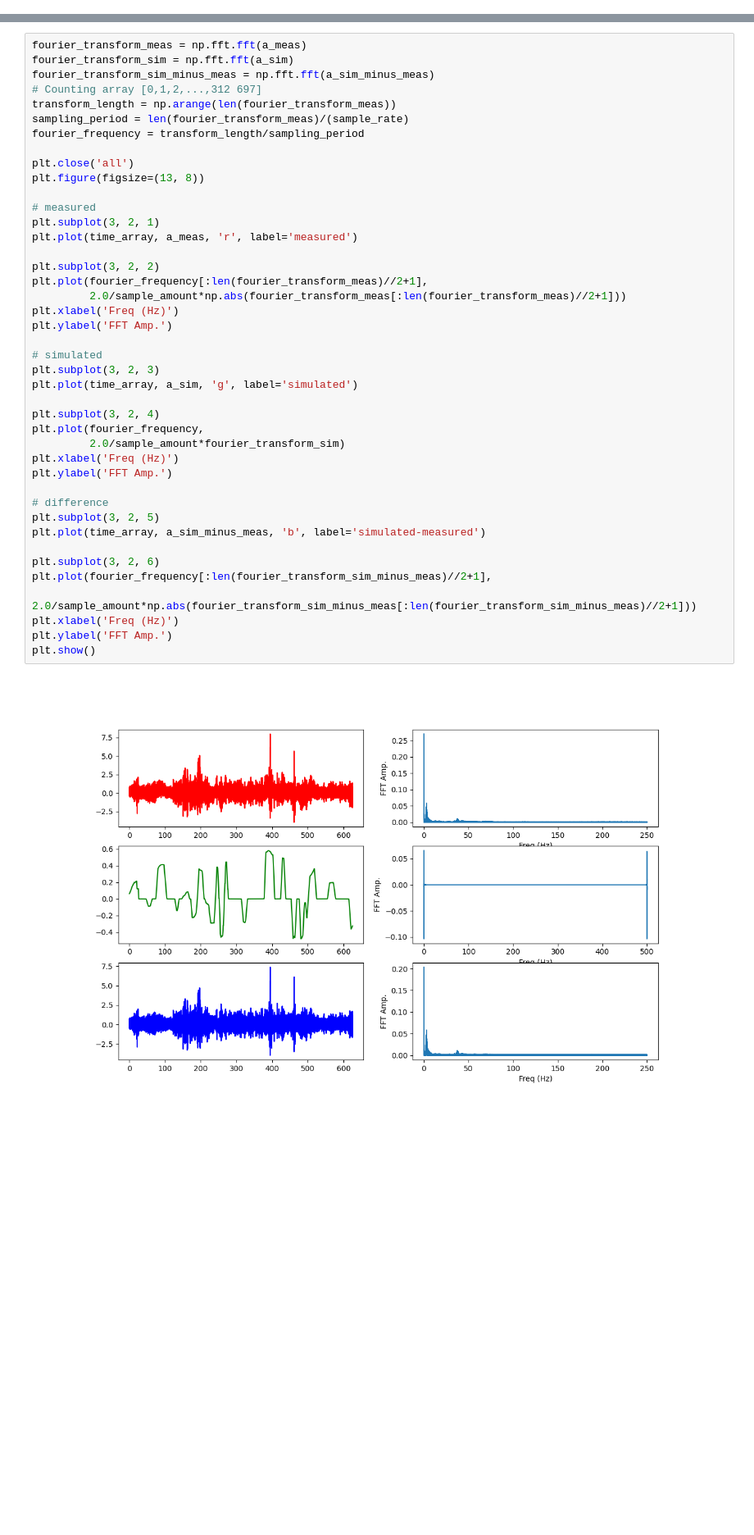
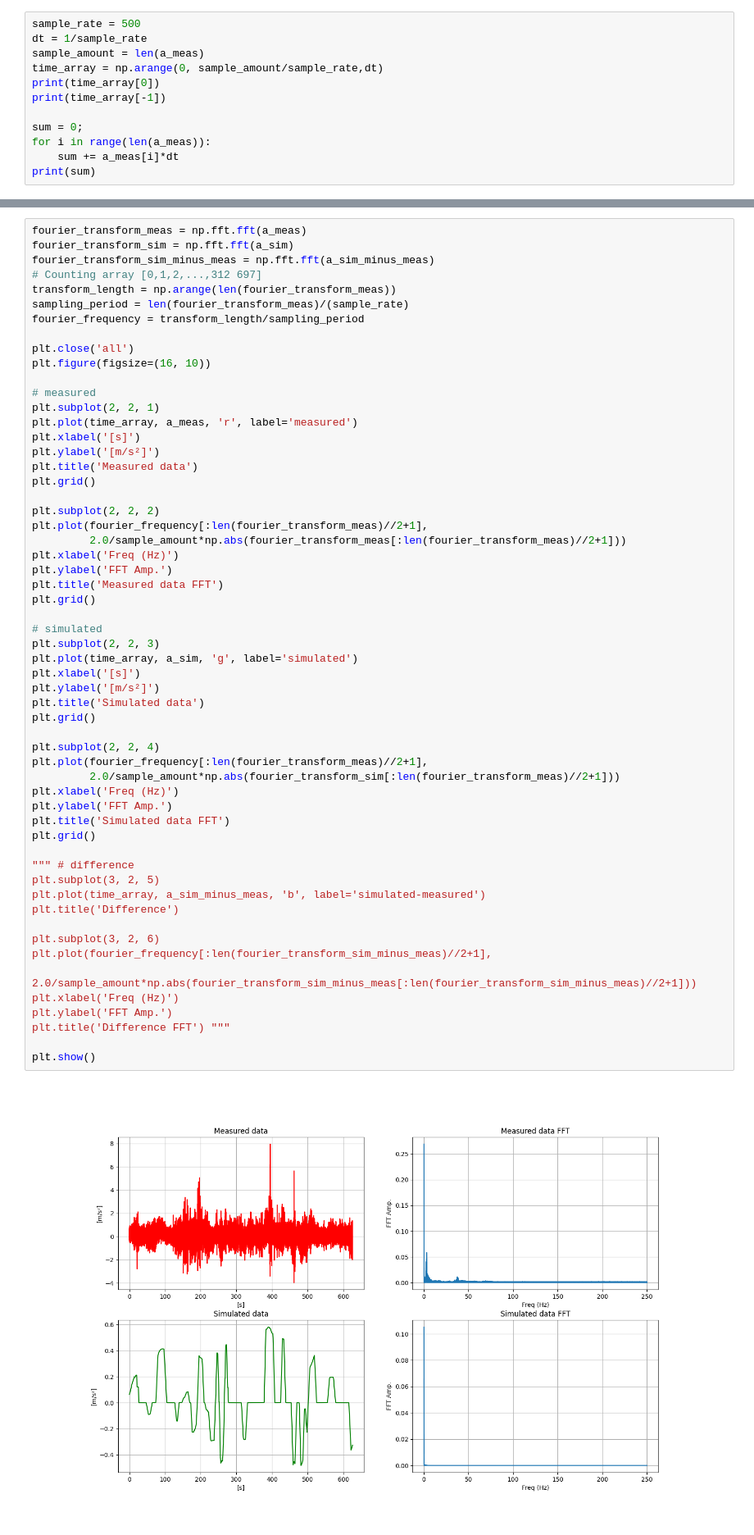
Before and after one commit to larsRikard/Machine-learning-and-sensor-technology, a Jupyter notebook: Assignment 1/Railroad predictive maintenance.ipynb, the cells around one changed output, grey strips where cells are left out. Shown at 82% size. Drawn from its saved outputs; the diff is of its cells as text; blank space fills up the shorter version.

```diff
--- a/Assignment 1/Railroad predictive maintenance.ipynb
+++ b/Assignment 1/Railroad predictive maintenance.ipynb
@@ -37,0 +34,12 @@ print(sum)
+# %%
+sample_rate = 500
+dt = 1/sample_rate
+sample_amount = len(a_meas)
+time_array = np.arange(0, sample_amount/sample_rate,dt)
+print(time_array[0])
+print(time_array[-1])
+
+sum = 0;
+for i in range(len(a_meas)):
+    sum += a_meas[i]*dt
+print(sum)
@@ -79,42 +91,57 @@ fourier_transform_sim_minus_meas = np.fft.fft(a_sim_minus_meas)
 transform_length = np.arange(len(fourier_transform_meas))
 sampling_period = len(fourier_transform_meas)/(sample_rate)
 fourier_frequency = transform_length/sampling_period
 
 plt.close('all')
-plt.figure(figsize=(13, 8))
+plt.figure(figsize=(16, 10))
 
 # measured
-plt.subplot(3, 2, 1)
+plt.subplot(2, 2, 1)
 plt.plot(time_array, a_meas, 'r', label='measured')
+plt.xlabel('[s]')
+plt.ylabel('[m/s²]')
+plt.title('Measured data')
+plt.grid()
 
-plt.subplot(3, 2, 2)
+plt.subplot(2, 2, 2)
 plt.plot(fourier_frequency[:len(fourier_transform_meas)//2+1],
          2.0/sample_amount*np.abs(fourier_transform_meas[:len(fourier_transform_meas)//2+1]))
 plt.xlabel('Freq (Hz)')
 plt.ylabel('FFT Amp.')
+plt.title('Measured data FFT')
+plt.grid()
 
 # simulated
-plt.subplot(3, 2, 3)
+plt.subplot(2, 2, 3)
 plt.plot(time_array, a_sim, 'g', label='simulated')
+plt.xlabel('[s]')
+plt.ylabel('[m/s²]')
+plt.title('Simulated data')
+plt.grid()
 
-plt.subplot(3, 2, 4)
-plt.plot(fourier_frequency,
-         2.0/sample_amount*fourier_transform_sim)
+plt.subplot(2, 2, 4)
+plt.plot(fourier_frequency[:len(fourier_transform_meas)//2+1],
+         2.0/sample_amount*np.abs(fourier_transform_sim[:len(fourier_transform_meas)//2+1]))
 plt.xlabel('Freq (Hz)')
 plt.ylabel('FFT Amp.')
+plt.title('Simulated data FFT')
+plt.grid()
 
-# difference
+""" # difference
 plt.subplot(3, 2, 5)
 plt.plot(time_array, a_sim_minus_meas, 'b', label='simulated-measured')
+plt.title('Difference')
 
 plt.subplot(3, 2, 6)
 plt.plot(fourier_frequency[:len(fourier_transform_sim_minus_meas)//2+1],
          2.0/sample_amount*np.abs(fourier_transform_sim_minus_meas[:len(fourier_transform_sim_minus_meas)//2+1]))
 plt.xlabel('Freq (Hz)')
 plt.ylabel('FFT Amp.')
+plt.title('Difference FFT') """
+
 plt.show()
 # %% [output]
-[figure, old version]
+[figure, new version]
 # %%
 plt.close('all')
 # measured
```
Also changed, not shown: parts of 4 cells of this notebook, 25 other files.
